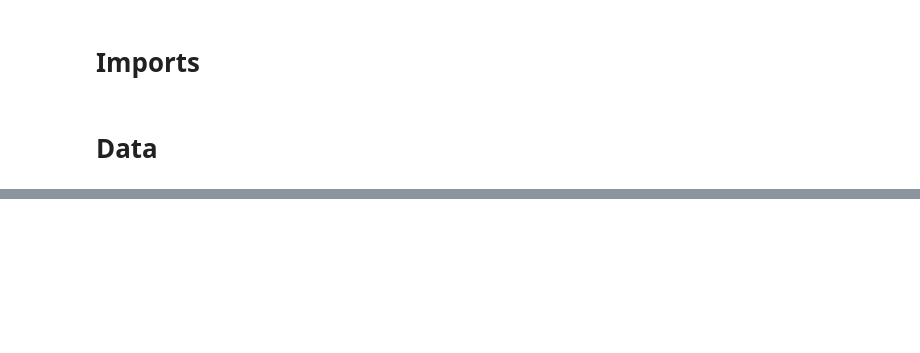
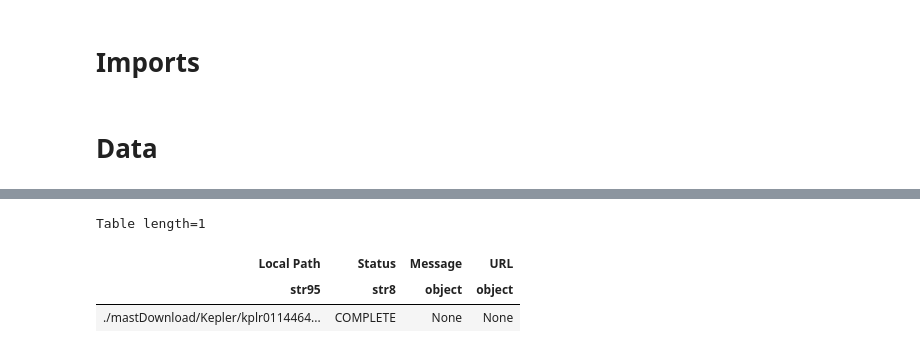
Before and after one commit to Srivardini11/lark, a Jupyter notebook: Kepler_light_curves.ipynb, the cells around one changed output, grey strips where cells are left out. Drawn from its saved outputs; the diff is of its cells as text; code cells hidden in the pictures; blank space fills up the shorter version.

```diff
--- a/Kepler_light_curves.ipynb
+++ b/Kepler_light_curves.ipynb
@@ -34,9 +11,3 @@ import os
 sb.set_style('darkgrid')
 # %% [markdown]
 # **Data**
-# %%
-kepler_id = "011446443"
-kepler_obs= Observations.query_criteria(target_name="kplr" + kepler_id,obs_collection='kepler')
-kepler_product= Observations.get_product_list(kepler_obs[1])
-kepler_filter = Observations.filter_products(kepler_product, mrp_only= False)
-kepler_filter_df = kepler_filter.to_pandas()
@@ -104,3 +23,3 @@ df_fits
 # %%
-df = Observations.download_products(kepler_filter, mrp_only=False, cache= False)
-df
+Observations.download_products(kepler_filter, mrp_only=False, cache= False)
+# %% [output]
@@ -106,0 +27,4 @@ df
+Table length=1
+| Local Path | Status | Message | URL |
+| str95 | str8 | object | object |
+| ./mastDownload/Kepler/kplr0114464... | COMPLETE | None | None |
```
Also changed, not shown: parts of 16 cells of this notebook.
